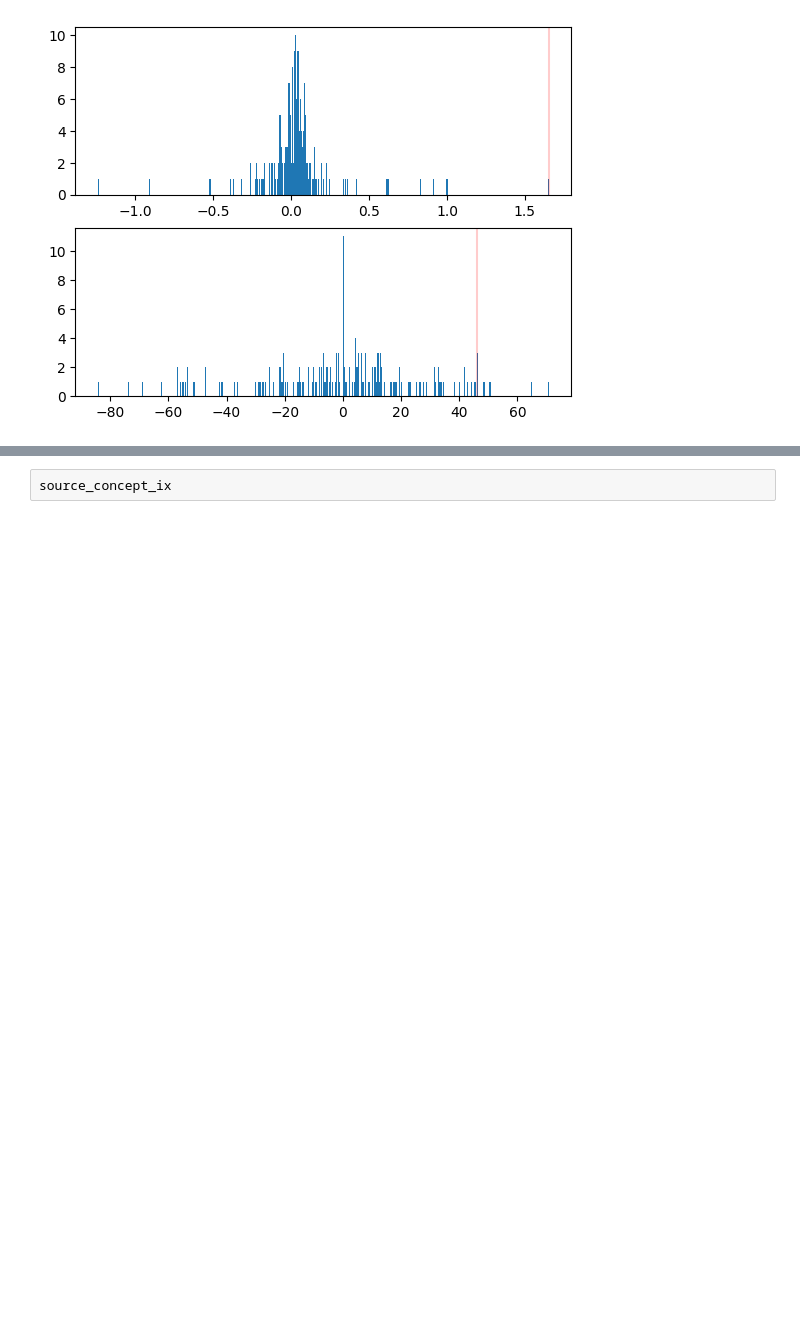
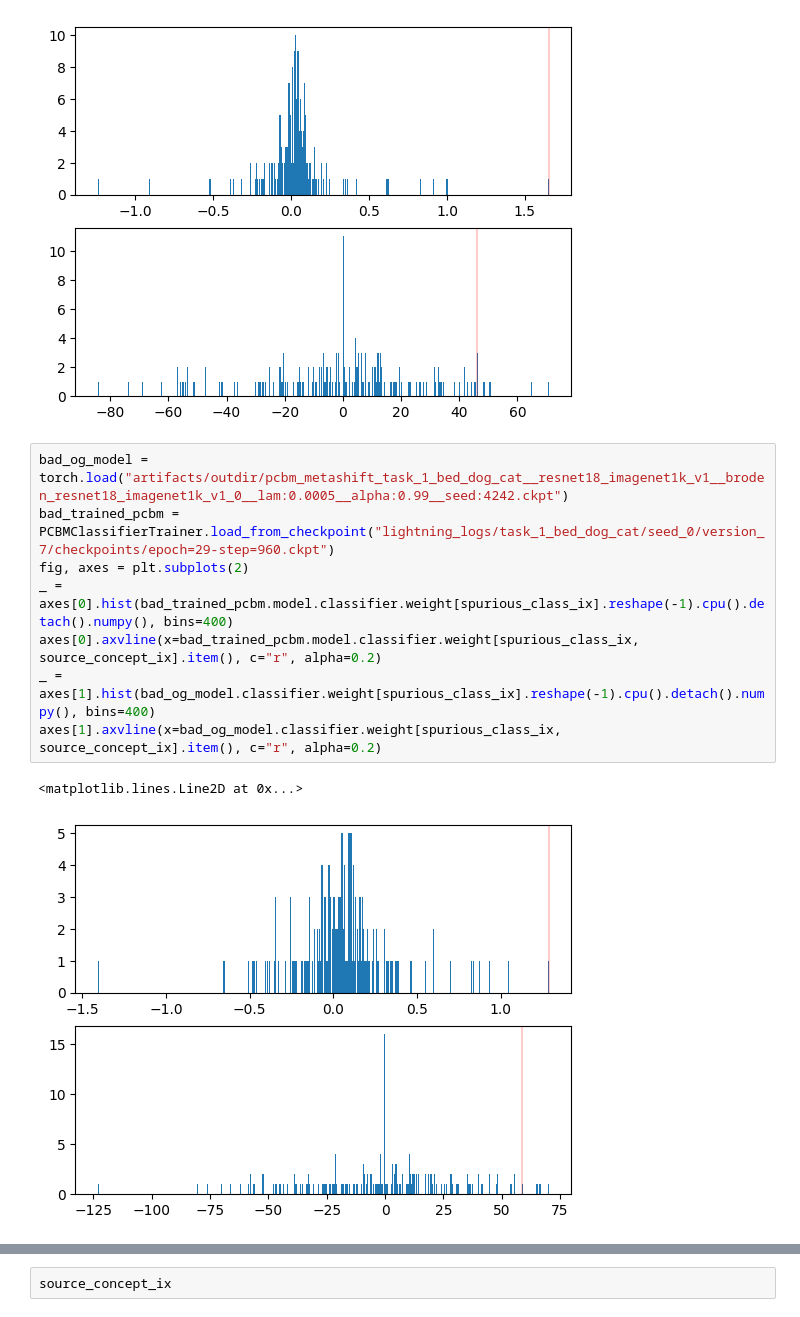
Before and after one commit to dgcnz/FACT, a Jupyter notebook: notebooks/playground_diego.ipynb, the cells around one changed output, grey strips where cells are left out. Drawn from its saved outputs; the diff is of its cells as text; blank space fills up the shorter version.

```diff
--- a/notebooks/playground_diego.ipynb
+++ b/notebooks/playground_diego.ipynb
@@ -108,3 +102,14 @@ axes[1].axvline(x=og_model.classifier.weight[spurious_class_ix, source_concept_i
 # %% [output]
 <matplotlib.lines.Line2D at 0x...>
 [figure]
+# %%
+bad_og_model = torch.load("artifacts/outdir/pcbm_metashift_task_1_bed_dog_cat__resnet18_imagenet1k_v1__broden_resnet18_imagenet1k_v1_0__lam:0.0005__alpha:0.99__seed:4242.ckpt")
+bad_trained_pcbm = PCBMClassifierTrainer.load_from_checkpoint("lightning_logs/task_1_bed_dog_cat/seed_0/version_7/checkpoints/epoch=29-step=960.ckpt")
+fig, axes = plt.subplots(2)
+_ =  axes[0].hist(bad_trained_pcbm.model.classifier.weight[spurious_class_ix].reshape(-1).cpu().detach().numpy(), bins=400)
+axes[0].axvline(x=bad_trained_pcbm.model.classifier.weight[spurious_class_ix, source_concept_ix].item(), c="r", alpha=0.2)
+_ = axes[1].hist(bad_og_model.classifier.weight[spurious_class_ix].reshape(-1).cpu().detach().numpy(), bins=400)
+axes[1].axvline(x=bad_og_model.classifier.weight[spurious_class_ix, source_concept_ix].item(), c="r", alpha=0.2)
+# %% [output]
+<matplotlib.lines.Line2D at 0x...>
+[figure, added]
```
Also changed, not shown: parts of 42 cells of this notebook, 19 other files.
